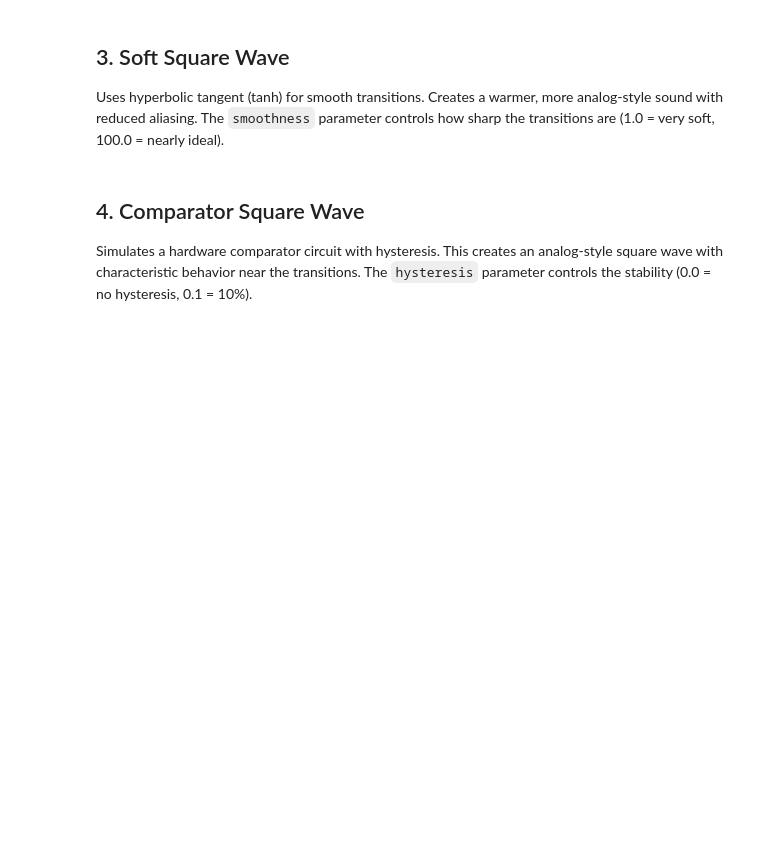
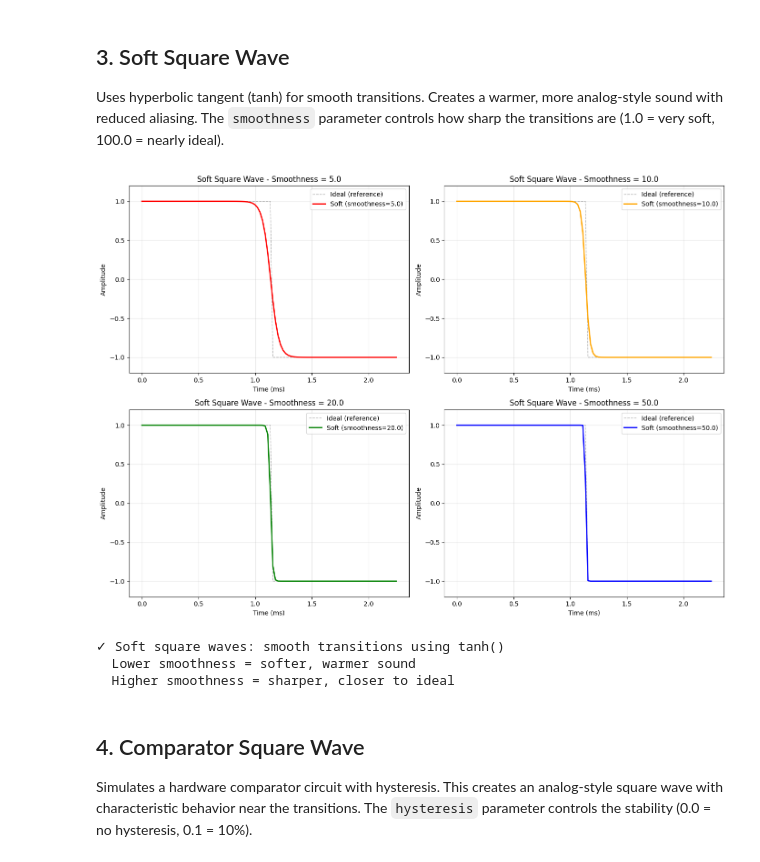
Before and after one commit to rasigle/sonicrack, a Jupyter notebook: examples/oscillators/oscillators_v2_square_strategy.ipynb, the cells around one changed output. Drawn from its saved outputs; the diff is of its cells as text; code cells hidden in the pictures; blank space fills up the shorter version.

```diff
--- a/examples/oscillators/oscillators_v2_square_strategy.ipynb
+++ b/examples/oscillators/oscillators_v2_square_strategy.ipynb
@@ -888,6 +125,45 @@ This produces a professional-quality square wave suitable for high frequencies.
 Uses hyperbolic tangent (tanh) for smooth transitions. Creates a warmer,
 more analog-style sound with reduced aliasing. The `smoothness` parameter
 controls how sharp the transitions are (1.0 = very soft, 100.0 = nearly ideal).
+# %%
+# Create soft square wave oscillators with different smoothness values
+smoothness_values = [5.0, 10.0, 20.0, 50.0]
+colors = ['red', 'orange', 'green', 'blue']
+
+plt.figure(figsize=(14, 10))
+
+# Plot each smoothness value
+for idx, (smoothness, color) in enumerate(zip(smoothness_values, colors)):
+    osc_soft = SquareOscillator(
+        frequency=440,
+        mode="soft",
+        smoothness=smoothness,
+        pulsewidth=0.5,
+        gain_db=0
+    )
+    samples_soft = osc_soft.get_samples(period_samples)
+
+    plt.subplot(2, 2, idx + 1)
+    plt.plot(time, samples_ideal, 'k--', linewidth=1, alpha=0.3, label='Ideal (reference)')
+    plt.plot(time, samples_soft, color=color, linewidth=2, label=f'Soft (smoothness={smoothness})')
+    plt.xlabel('Time (ms)')
+    plt.ylabel('Amplitude')
+    plt.title(f'Soft Square Wave - Smoothness = {smoothness}')
+    plt.grid(True, alpha=0.3)
+    plt.legend()
+    plt.ylim(-1.2, 1.2)
+
+plt.tight_layout()
+plt.show()
+
+print(f"✓ Soft square waves: smooth transitions using tanh()")
+print(f"  Lower smoothness = softer, warmer sound")
+print(f"  Higher smoothness = sharper, closer to ideal")
+# %% [output]
+[figure, added]
+✓ Soft square waves: smooth transitions using tanh()
+  Lower smoothness = softer, warmer sound
+  Higher smoothness = sharper, closer to ideal
 # %% [markdown]
 ## 4. Comparator Square Wave
 
```
Also changed, not shown: parts of 11 cells of this notebook, 12 other files.
